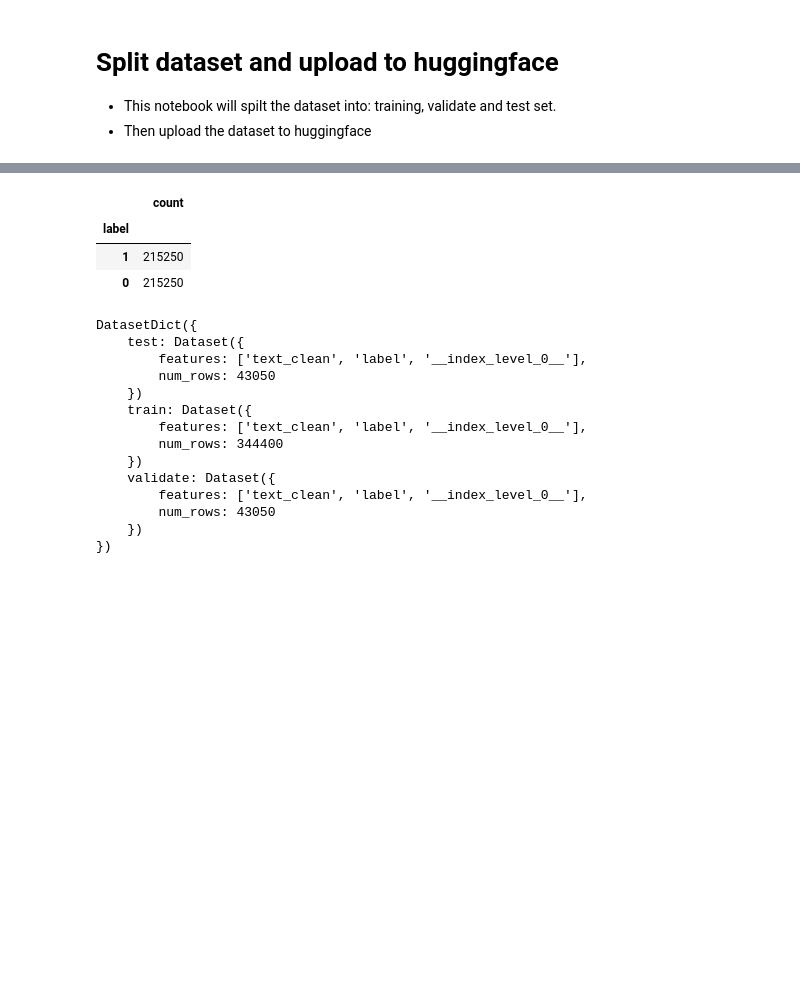
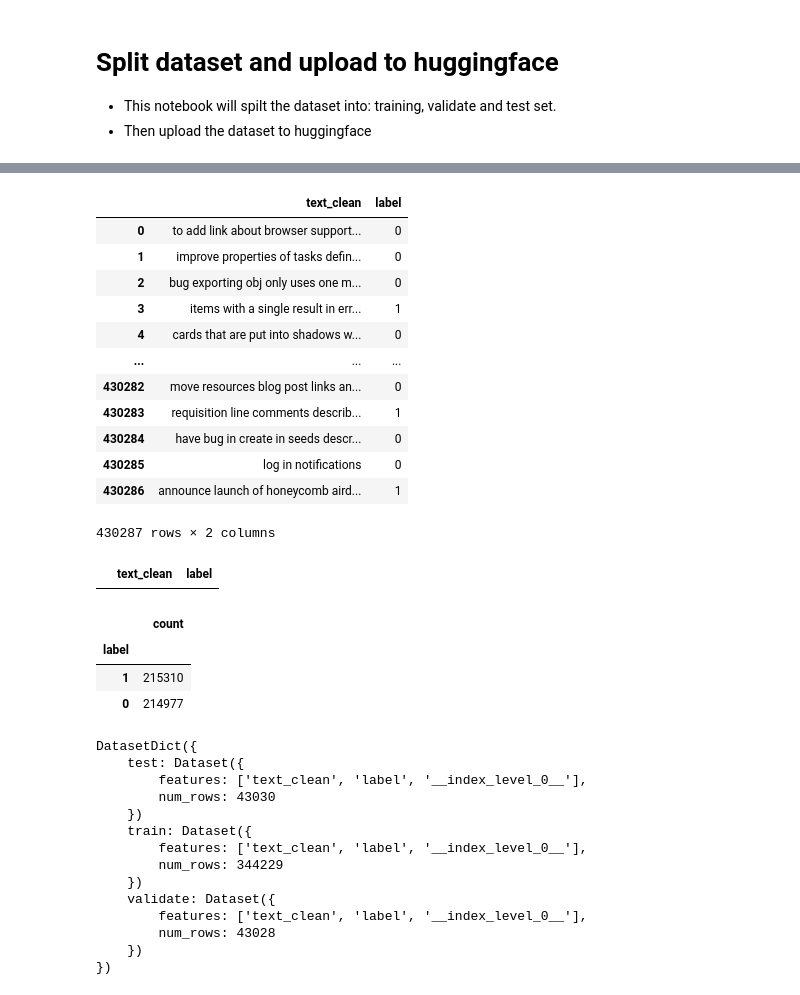
Before and after one commit to Kristmh/thesis_code, a Jupyter notebook: priority/hp_vs_nhp/04_upload_to_huggingface.ipynb, the cells around one changed output, grey strips where cells are left out. Saved outputs shown, nothing was run; the diff lists cells and outputs as text; code cells hidden in the pictures; blank space fills up the shorter version.

```diff
--- a/priority/hp_vs_nhp/04_upload_to_huggingface.ipynb
+++ b/priority/hp_vs_nhp/04_upload_to_huggingface.ipynb
@@ -29,3 +46,27 @@ df
+# %%
+df = df.dropna(subset=['text_clean'])
+# reset index
+df = df.reset_index(drop=True)
+df
+# %% [output]
+|  | text_clean | label |
+| 0 | to add link about browser support... | 0 |
+| 1 | improve properties of tasks defin... | 0 |
+| 2 | bug exporting obj only uses one m... | 0 |
+| 3 | items with a single result in err... | 1 |
+| 4 | cards that are put into shadows w... | 0 |
+| ... | ... | ... |
+| 430282 | move resources blog post links an... | 0 |
+| 430283 | requisition line comments describ... | 1 |
+| 430284 | have bug in create in seeds descr... | 0 |
+| 430285 | log in notifications | 0 |
+| 430286 | announce launch of honeycomb aird... | 1 |
+430287 rows × 2 columns
+# %%
+null_rows = df[df['text_clean'].isnull()]
+null_rows
+# %% [output]
+|  | text_clean | label |
 # %%
 df.label.value_counts().to_frame()[:50]
 value_counts_df = df['label'].value_counts().to_frame()
@@ -33,8 +74,8 @@ value_counts_df
 # %% [output]
 |  | count |
 | label |  |
-| 1 | 215250 |
-| 0 | 215250 |
+| 1 | 215310 |
+| 0 | 214977 |
 # %%
 # Split dataframe into three parts: training, validation and testing.
 # Currently 80/10/10 split.
@@ -77,15 +118,15 @@ ds
 DatasetDict({
     test: Dataset({
         features: ['text_clean', 'label', '__index_level_0__'],
-        num_rows: 43050
+        num_rows: 43030
     })
     train: Dataset({
         features: ['text_clean', 'label', '__index_level_0__'],
-        num_rows: 344400
+        num_rows: 344229
     })
     validate: Dataset({
         features: ['text_clean', 'label', '__index_level_0__'],
-        num_rows: 43050
+        num_rows: 43028
     })
 })
 # %%
```
Also changed, not shown: parts of 2 cells of this notebook, 1 other file.
